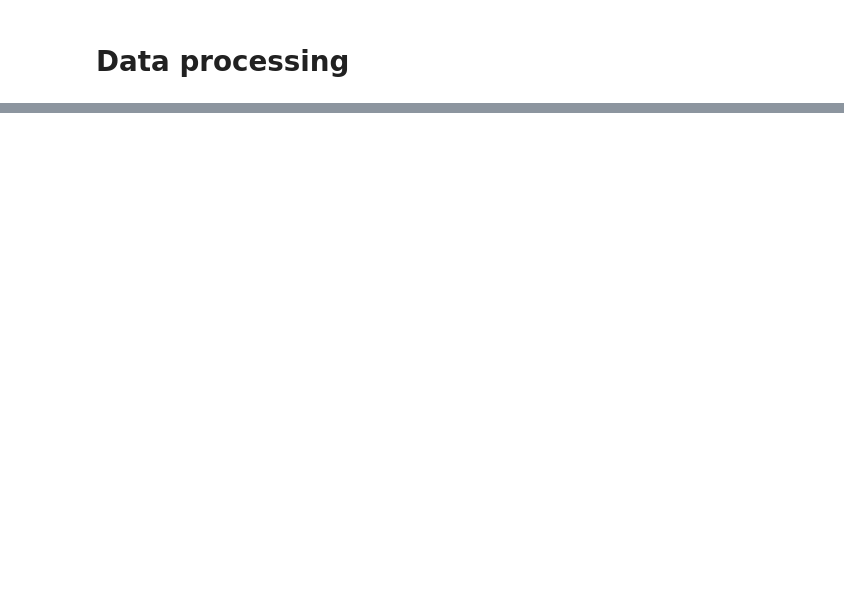
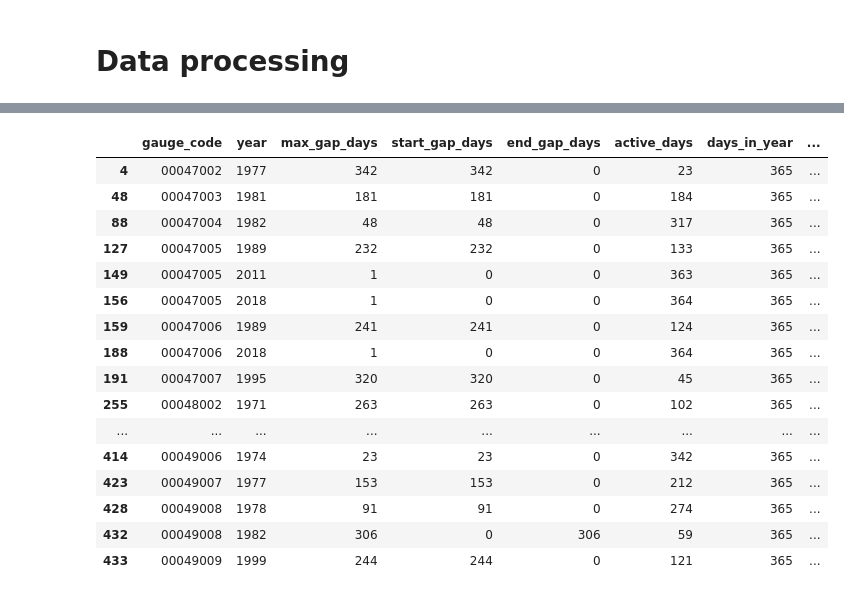
Before and after one commit to LARHENA/UFPB_Brain-D, a Jupyter notebook: Scripts e Dados/2.2 - Quality Control (Q1 - gaps).ipynb, the cells around one changed output, grey strips where cells are left out. Cells and saved outputs as stored; diff of their text form; code cells hidden in the pictures; blank space fills up the shorter version.

```diff
--- a/Scripts e Dados/2.2 - Quality Control (Q1 - gaps).ipynb
+++ b/Scripts e Dados/2.2 - Quality Control (Q1 - gaps).ipynb
@@ -31,0 +70,29 @@ df_data
+# %%
+# Calculate gaps
+def calculateQ1(group):
+    # Internal gaps (between consecutive observations)
+    time_diffs = group['datetime'].diff().dt.days - 1.0
+    active_days = group['datetime'].nunique()  # Count of active days in the group
+
+    # Start gap: (first observation) - (first day of year)
+    first_day = pd.Timestamp(f"{group['year'].iloc[0]}-01-01")
+    start_gap = (group['datetime'].iloc[0] - first_day).days
+
+    # End gap: (last day of year) - (last observation)
+    last_day = pd.Timestamp(f"{group['year'].iloc[0]}-12-31")
+    end_gap = (last_day - group['datetime'].iloc[-1]).days
+
+    # Combine all gaps and find max
+    all_gaps = time_diffs.tolist() + [start_gap, end_gap]
+    max_gap = np.nanmax(all_gaps) if not all(np.isnan(all_gaps)) else np.nan
+
+    return pd.Series({
+        'max_gap_days': max_gap,
+        'start_gap_days': start_gap,
+        'end_gap_days': end_gap,
+        'active_days': active_days
+    })
+
+# Apply to each group
+df_q1_gaps = df_data.apply(calculateQ1).reset_index()
+df_q1_gaps
@@ -31,0 +113,27 @@ df_data
+# %%
+df_q1_gaps['days_in_year'] = df_q1_gaps.apply(lambda x: 366 if x['year'] % 4 == 0 and (x['year'] % 100 != 0 or x['year'] % 400 == 0) else 365, axis=1)
+df_q1_gaps['total_gaps'] = df_q1_gaps['days_in_year'] - df_q1_gaps['active_days']
+df_q1_gaps['max_gap_days'] = df_q1_gaps['max_gap_days'].astype(int)  # Convert to nullable integer type
+df_q1_gaps['start_gap_days'] = df_q1_gaps['start_gap_days'].astype(int)  # Convert to nullable integer type
+df_q1_gaps['end_gap_days'] = df_q1_gaps['end_gap_days'].astype(int)  # Convert to nullable integer type
+df_q1_gaps['active_days'] = df_q1_gaps['active_days'].astype(int)  # Convert to nullable integer type
+df_q1_gaps['total_gaps'] = df_q1_gaps['total_gaps'].astype(int)  # Convert to nullable integer type
+df_q1_gaps[df_q1_gaps['total_gaps'] > 0].head(30)
+# %% [output]
+|  | gauge_code | year | max_gap_days | start_gap_days | end_gap_days | active_days | days_in_year | ... |
+| 4 | 00047002 | 1977 | 342 | 342 | 0 | 23 | 365 | ... |
+| 48 | 00047003 | 1981 | 181 | 181 | 0 | 184 | 365 | ... |
+| 88 | 00047004 | 1982 | 48 | 48 | 0 | 317 | 365 | ... |
+| 127 | 00047005 | 1989 | 232 | 232 | 0 | 133 | 365 | ... |
+| 149 | 00047005 | 2011 | 1 | 0 | 0 | 363 | 365 | ... |
+| 156 | 00047005 | 2018 | 1 | 0 | 0 | 364 | 365 | ... |
+| 159 | 00047006 | 1989 | 241 | 241 | 0 | 124 | 365 | ... |
+| 188 | 00047006 | 2018 | 1 | 0 | 0 | 364 | 365 | ... |
+| 191 | 00047007 | 1995 | 320 | 320 | 0 | 45 | 365 | ... |
+| 255 | 00048002 | 1971 | 263 | 263 | 0 | 102 | 365 | ... |
+| ... | ... | ... | ... | ... | ... | ... | ... | ... |
+| 414 | 00049006 | 1974 | 23 | 23 | 0 | 342 | 365 | ... |
+| 423 | 00049007 | 1977 | 153 | 153 | 0 | 212 | 365 | ... |
+| 428 | 00049008 | 1978 | 91 | 91 | 0 | 274 | 365 | ... |
+| 432 | 00049008 | 1982 | 306 | 0 | 306 | 59 | 365 | ... |
+| 433 | 00049009 | 1999 | 244 | 244 | 0 | 121 | 365 | ... |
```
Also changed, not shown: parts of 12 cells of this notebook, 1 other file.
